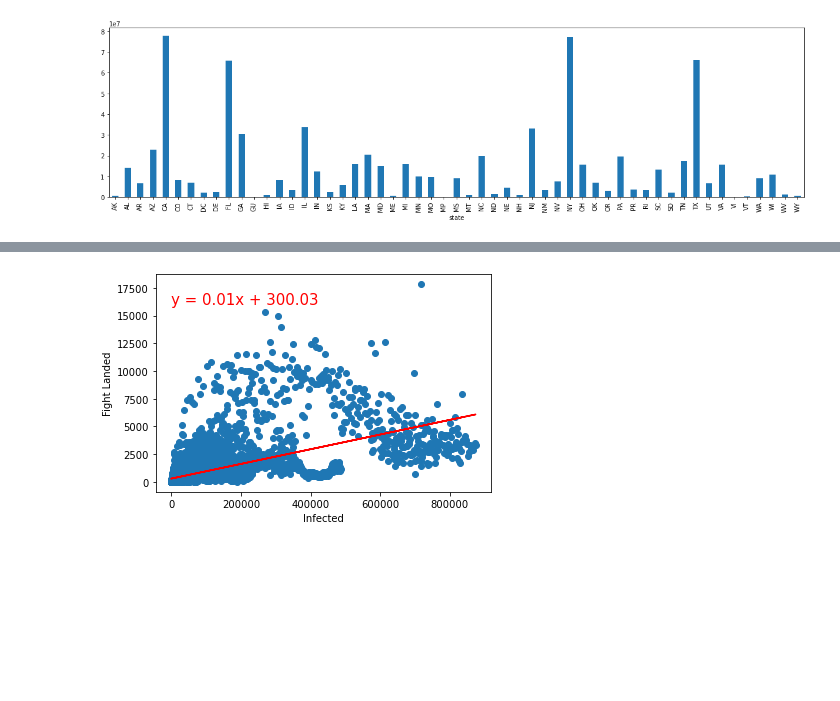
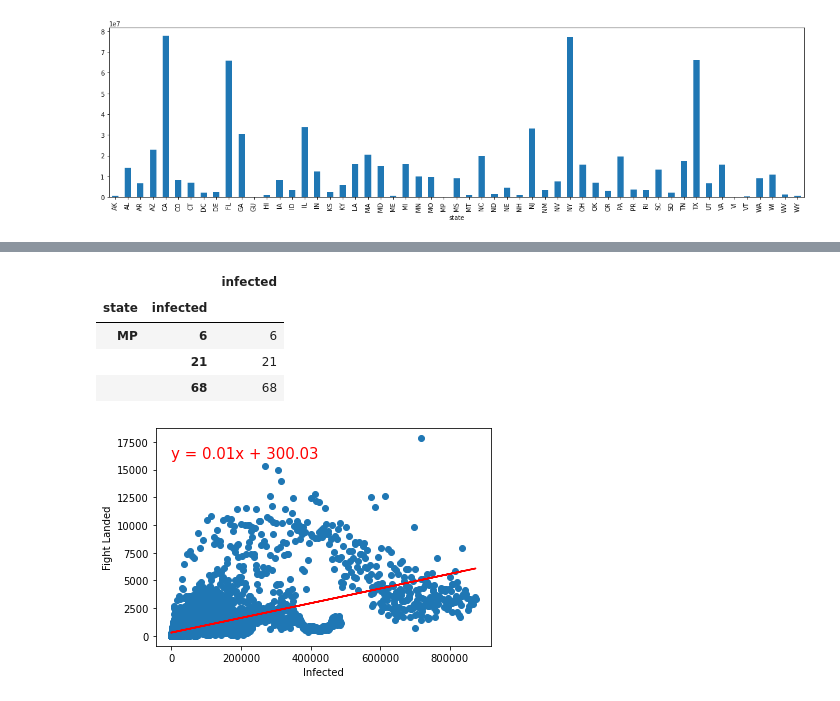
Before and after one commit to MersedehSP/Covid_Analyzer, a Jupyter notebook: graph_msp.ipynb, the cells around one changed output, grey strips where cells are left out. Saved outputs shown, nothing was run; the diff lists cells and outputs as text; code cells hidden in the pictures; blank space fills up the shorter version.

```diff
--- a/graph_msp.ipynb
+++ b/graph_msp.ipynb
@@ -53,3 +120,27 @@ print(state_gb)
+# %%
+#not working ?????????????????????????
+for state in state_list:
+    for month in month_list:
+
+        state_data = reduced_data[( reduced_data["state"] == state)& (reduced_data["month"]== month)]
+        state_data_gb = state_data.groupby(["state", "infected"])
+
+        state_data_df = state_data_gb["infected"].sum().to_frame()
+state_data_df.head(10)
+        #state_data_index= state_data_df.unstack(0)
+        #state_data_plot = state_data_index["infected"]
+###########
+
+        #plt.figure()
+
+
+        #plot_cap, = plt.plot(state_list, state_data_plot["CA"])
+# %% [output]
+|  |  | infected |
+| state | infected |  |
+| MP | 6 | 6 |
+|  | 21 | 21 |
+|  | 68 | 68 |
 # %%
 infected_values = corrected_data_df["infected"]
 flights_values = corrected_data_df["landed flights"]
```
Also changed, not shown: parts of 7 cells of this notebook.
